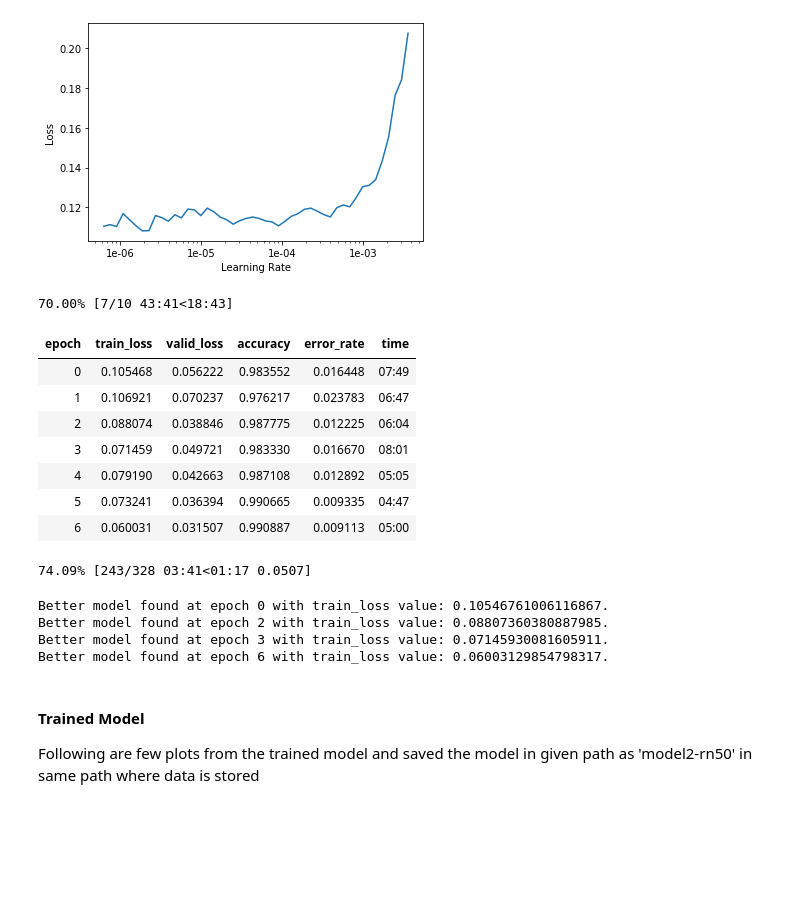
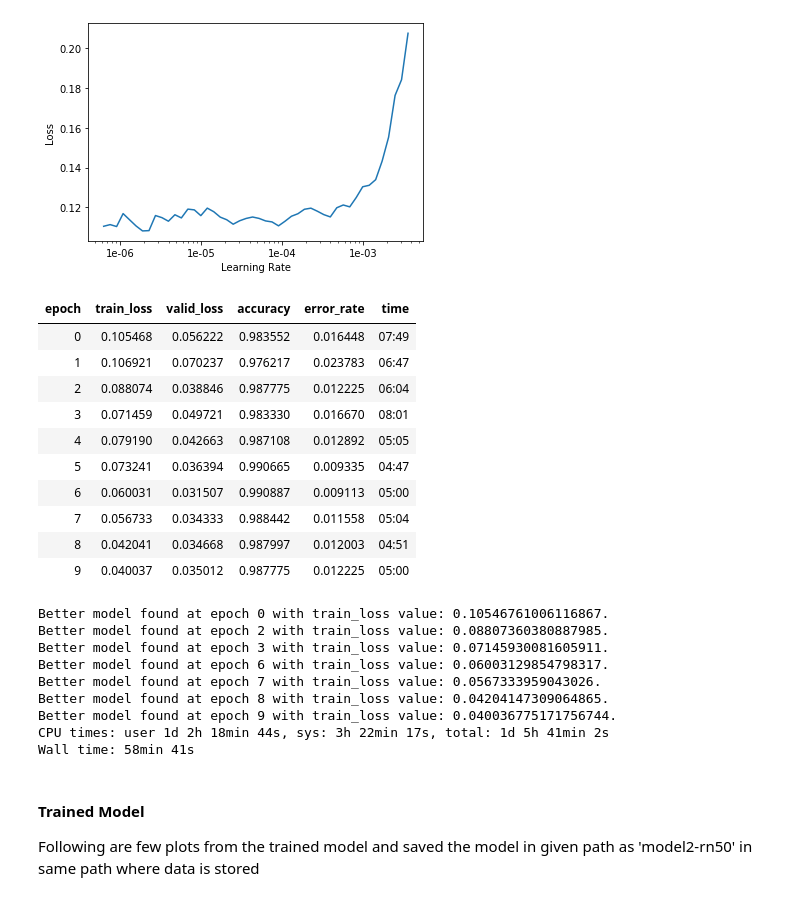
Before and after one commit to shantanuneema/geo_image_problem, a Jupyter notebook: notebooks/develop_gi_similarity_model.ipynb, the cells around one changed output. Saved outputs shown, nothing was run; the diff lists cells and outputs as text; code cells hidden in the pictures; blank space fills up the shorter version.

```diff
--- a/notebooks/develop_gi_similarity_model.ipynb
+++ b/notebooks/develop_gi_similarity_model.ipynb
@@ -207,25 +208,31 @@ LR Finder is complete, type {learner_name}.recorder.plot() to see the graph.
 [figure]
 # %%
 %%time
-learn.fit_one_cycle(10, max_lr=slice(5e-5, lr/10), wd=1e-4, callbacks=[callbacks.SaveModelCallback(learn,
+learn.fit_one_cycle(5, max_lr=slice(5e-5, lr/10), wd=1e-4, callbacks=[callbacks.SaveModelCallback(learn,
                                                                                                   every='improvement',
                                                                                                   monitor='train_loss',
                                                                                                   name='best')])
 # %% [output]
+| epoch | train_loss | valid_loss | accuracy | error_rate | time |
+| 0 | 0.105468 | 0.056222 | 0.983552 | 0.016448 | 07:49 |
+| 1 | 0.106921 | 0.070237 | 0.976217 | 0.023783 | 06:47 |
+| 2 | 0.088074 | 0.038846 | 0.987775 | 0.012225 | 06:04 |
+| 3 | 0.071459 | 0.049721 | 0.983330 | 0.016670 | 08:01 |
+| 4 | 0.079190 | 0.042663 | 0.987108 | 0.012892 | 05:05 |
+| 5 | 0.073241 | 0.036394 | 0.990665 | 0.009335 | 04:47 |
+| 6 | 0.060031 | 0.031507 | 0.990887 | 0.009113 | 05:00 |
+| 7 | 0.056733 | 0.034333 | 0.988442 | 0.011558 | 05:04 |
+| 8 | 0.042041 | 0.034668 | 0.987997 | 0.012003 | 04:51 |
+| 9 | 0.040037 | 0.035012 | 0.987775 | 0.012225 | 05:00 |
-70.00% [7/10 43:41<18:43]
+Better model found at epoch 0 with train_loss value: 0.10546761006116867.
+Better model found at epoch 2 with train_loss value: 0.08807360380887985.
+Better model found at epoch 3 with train_loss value: 0.07145930081605911.
+Better model found at epoch 6 with train_loss value: 0.06003129854798317.
+Better model found at epoch 7 with train_loss value: 0.0567333959043026.
+Better model found at epoch 8 with train_loss value: 0.04204147309064865.
+Better model found at epoch 9 with train_loss value: 0.040036775171756744.
+CPU times: user 1d 2h 18min 44s, sys: 3h 22min 17s, total: 1d 5h 41min 2s
+Wall time: 58min 41s
-| epoch | train_loss | valid_loss | accuracy | error_rate | time |
-| 0 | 0.105468 | 0.056222 | 0.983552 | 0.016448 | 07:49 |
-| 1 | 0.106921 | 0.070237 | 0.976217 | 0.023783 | 06:47 |
-| 2 | 0.088074 | 0.038846 | 0.987775 | 0.012225 | 06:04 |
-| 3 | 0.071459 | 0.049721 | 0.983330 | 0.016670 | 08:01 |
-| 4 | 0.079190 | 0.042663 | 0.987108 | 0.012892 | 05:05 |
-| 5 | 0.073241 | 0.036394 | 0.990665 | 0.009335 | 04:47 |
-| 6 | 0.060031 | 0.031507 | 0.990887 | 0.009113 | 05:00 |
-74.09% [243/328 03:41<01:17 0.0507]
-Better model found at epoch 0 with train_loss value: 0.10546761006116867.
-Better model found at epoch 2 with train_loss value: 0.08807360380887985.
-Better model found at epoch 3 with train_loss value: 0.07145930081605911.
-Better model found at epoch 6 with train_loss value: 0.06003129854798317.
 # %% [markdown]
 #### Trained Model
 
```
Also changed, not shown: parts of 26 cells of this notebook, 2 other files.
